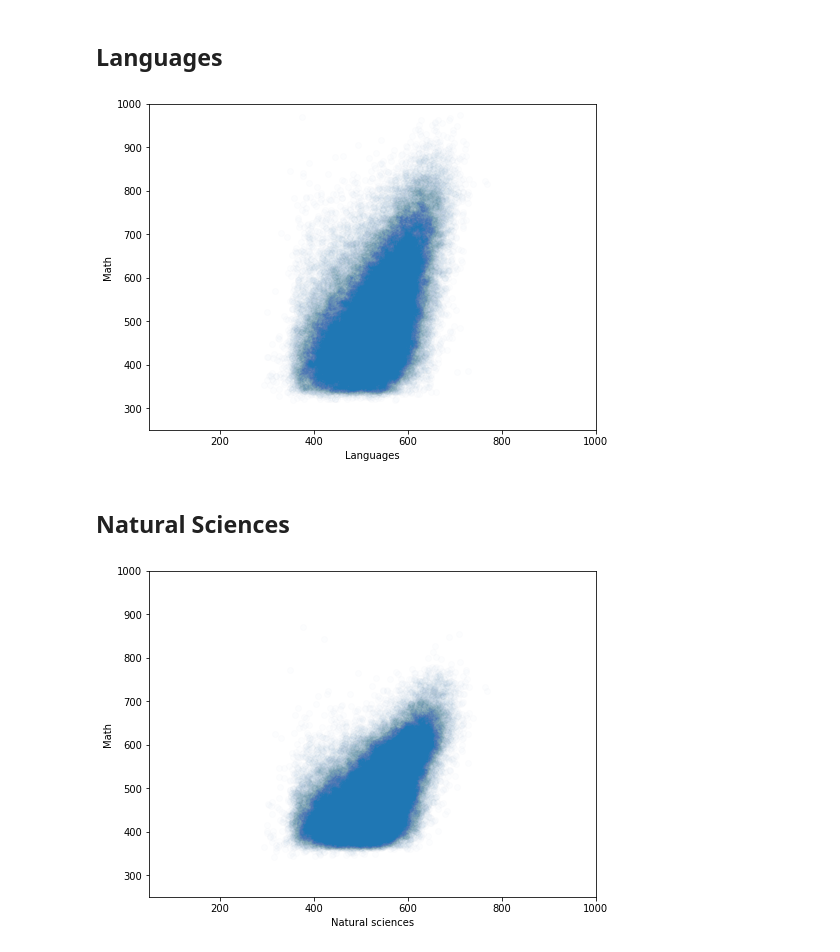
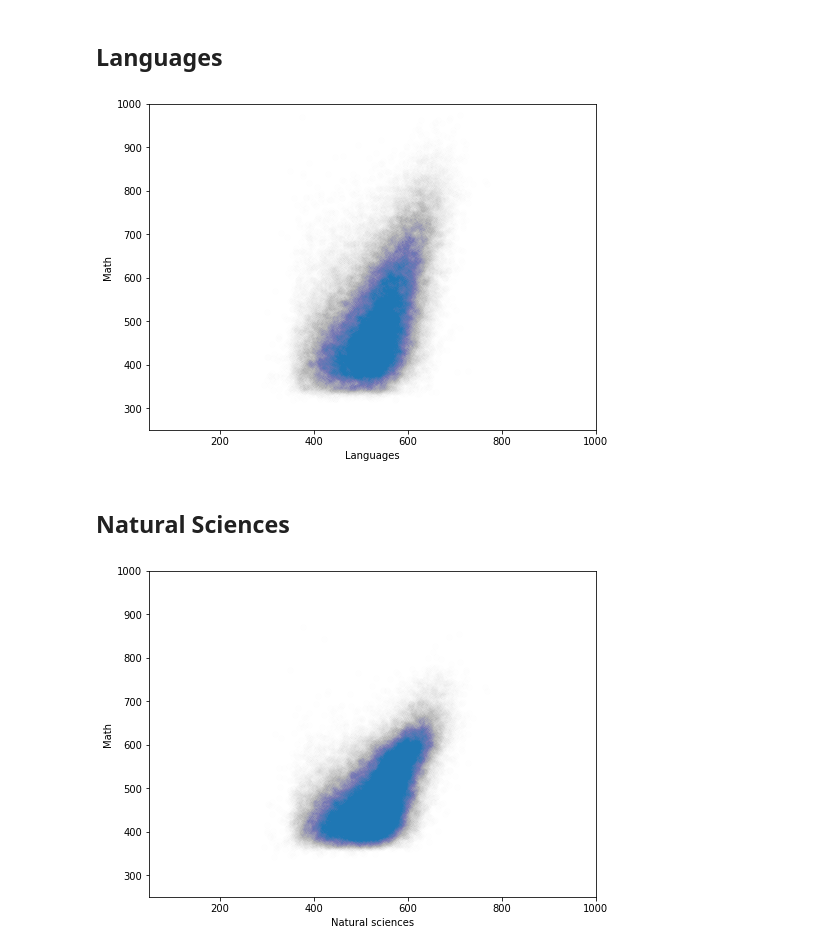
Before and after one commit to mpopst/Projeto-FDS, a Jupyter notebook: Explorating visualization ENEM.ipynb, the cells around one changed output. Saved outputs shown, nothing was run; the diff lists cells and outputs as text; code cells hidden in the pictures.

```diff
--- a/Explorating visualization ENEM.ipynb
+++ b/Explorating visualization ENEM.ipynb
@@ -234,22 +234,22 @@ plt.show()
 # %%
 MAT, PORT = list(MINAS1['NU_NOTA_MT']), list(MINAS1['NU_NOTA_LC'])
 plt.rcParams["figure.figsize"] = [8, 6]
-plt.scatter(PORT, MAT, alpha=0.01)
+plt.scatter(PORT, MAT, alpha=0.005)
 plt.axis([50, 1000, 250, 1000])
 plt.xlabel("Languages")
 plt.ylabel("Math")
 plt.show()
 # %% [output]
-[figure, old version]
+[figure, new version]
 # %% [markdown]
 ## Natural Sciences
 # %%
 MAT, NS = list(MINAS1['NU_NOTA_MT']), list(MINAS1['NU_NOTA_CN'])
 plt.rcParams["figure.figsize"] = [8, 6]
-plt.scatter(PORT, NS, alpha=0.01)
+plt.scatter(PORT, NS, alpha=0.005)
 plt.axis([50, 1000, 250, 1000])
 plt.xlabel("Natural sciences")
 plt.ylabel("Math")
 plt.show()
 # %% [output]
-[figure, old version]
+[figure, new version]
```
Also changed, not shown: parts of 3 cells of this notebook.
